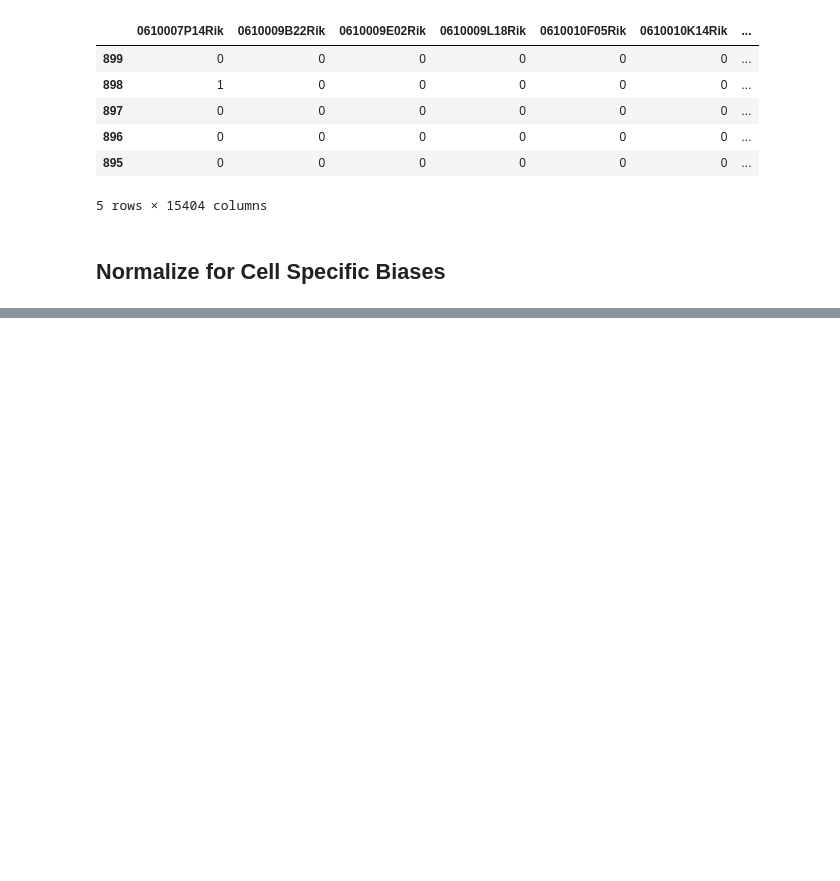
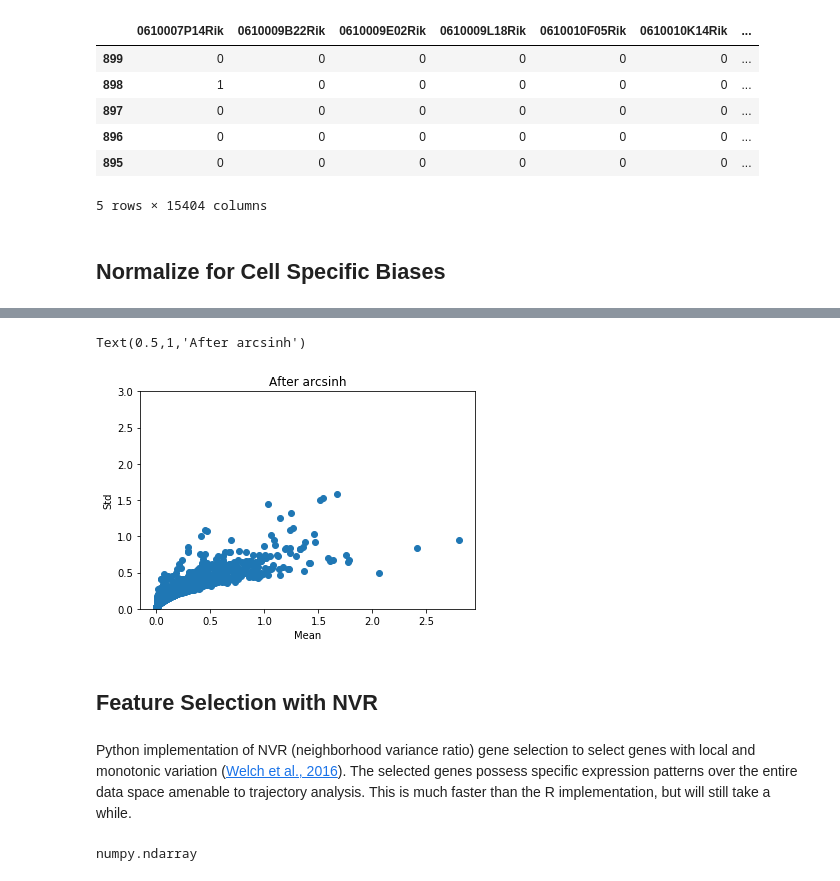
Before and after one commit to msenosain/Discovery_Oriented_Data_Science, a Jupyter notebook: notebooks/Preprocessing_and_Feature_Selection.ipynb, the cells around one changed output, grey strips where cells are left out. Cells and saved outputs as stored; diff of their text form; code cells hidden in the pictures; blank space fills up the shorter version.

```diff
--- a/notebooks/Preprocessing_and_Feature_Selection.ipynb
+++ b/notebooks/Preprocessing_and_Feature_Selection.ipynb
@@ -194,0 +243,18 @@ filt_genes.head()
+# %%
+plt.scatter( np.mean( arc_data, axis=0), np.std( arc_data, axis=0))
+plt.ylim(0,3.0)
+plt.ylabel("Std")
+plt.xlabel("Mean")
+plt.title("After arcsinh")
+# %% [output]
+Text(0.5,1,'After arcsinh')
+[figure, added]
+# %% [markdown]
+## **Feature Selection with NVR**
+# %% [markdown]
+Python implementation of NVR (neighborhood variance ratio) gene selection to select genes with local and monotonic variation ([Welch et al., 2016](https://www.ncbi.nlm.nih.gov/pubmed/27215581)). The selected genes possess specific expression patterns over the entire data space amenable to trajectory analysis. This is much faster than the R implementation, but will still take a while.
+# %%
+# nvr only takes numpy ndarray as input
+type( arc_data)
+# %% [output]
+numpy.ndarray
```
Also changed, not shown: parts of 24 cells of this notebook.
